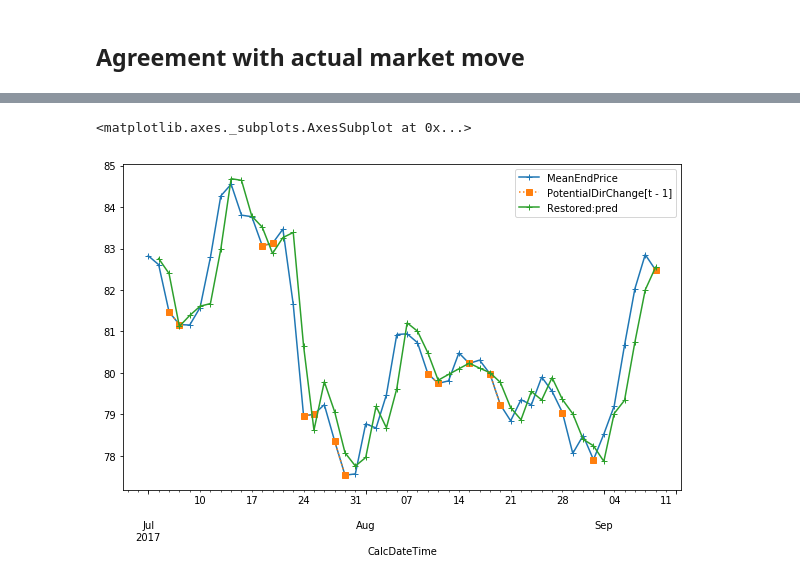
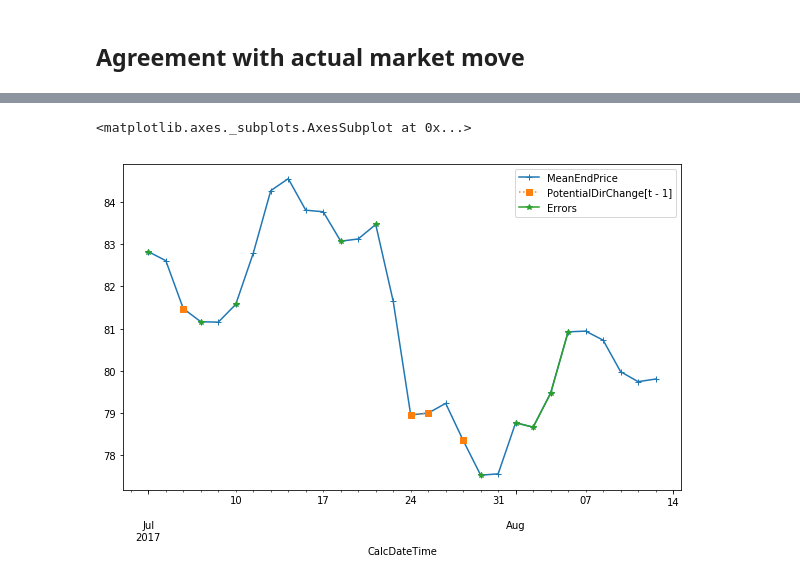
Before and after one commit to Originate/dbg-pds-tensorflow-demo, a Jupyter notebook: notebooks/supporting/simple-linear-model.ipynb, the cells around one changed output, grey strips where cells are left out. Saved outputs shown, nothing was run; the diff lists cells and outputs as text; code cells hidden in the pictures.

```diff
--- a/notebooks/supporting/simple-linear-model.ipynb
+++ b/notebooks/supporting/simple-linear-model.ipynb
@@ -29,2 +46,9 @@ Alignment of shifted timeseries is tricky due to non-trading times
+# %%
+enable_non_linear_features = False
+enable_model_boosting = False
+
+# uncomment to enable the non linear features and model boosting
+#enable_non_linear_features = True
+#enable_model_boosting = True
 # %%
 def closer_to_with_normalization(pnt, a, b, norm):
@@ -200,0 +271,4 @@ dtype: float64
+# %%
+predicted = model.predict(X_train.values)
+predicted = pd.Series(predicted, y_train.index)
+predicted.head()
@@ -283,10 +378,6 @@ meta[['MeanEndPrice', 'Restored:y[t - 1]']].head(30).plot()
 # %%
 meta['MeanEndPrice[t - 1]'] = meta['MeanEndPrice'].shift(1)
-meta['Avg'] = 0.5*meta['MeanEndPrice[t - 1]'] + 0.5*meta['Restored:pred']
-
-meta[['MeanEndPrice', 'MeanEndPrice[t - 1]', 'Avg', 'Restored:y', 'Restored:pred', 'Restored:y[t - 1]']].corr()[['MeanEndPrice']]
-# if you want to plot the smoother avg. curve
-#meta[['MeanEndPrice', 'Restored:pred', 'Avg']].head(30).plot()
+meta[['MeanEndPrice', 'Restored:pred', 'Restored:y[t - 1]', 'MeanEndPrice[t - 1]']].corr()[['MeanEndPrice']]
 # %% [output]
 |  | MeanEndPrice |
 | MeanEndPrice | 1.000000 |
@@ -322,0 +405,8 @@ In the plot below we plot the points in time where both models disagree.
+# %%
+errors = np.sign(meta['y']) * np.sign(meta['predicted']) != 1.0
+
+meta['Errors'] = np.where(errors, meta['MeanEndPrice'], np.nan)
+
+mpl.rcParams['figure.figsize'] = (10, 6)
+meta[['MeanEndPrice', 'Restored:pred', 'Errors']].head(30).plot(style=['+-', '+-', 's:'])
+meta[['y', 'predicted']].head(30).plot(style=['+-', '+-'])
@@ -323,16 +445,12 @@ In the plot below we plot the points in time where both models disagree.
 # %%
-disagreement = np.absolute((meta['MeanEndPrice[t - 1]'] - meta['Restored:pred']) > 0.15)
+disagreement = np.absolute((meta['MeanEndPrice[t - 1]'] - meta['Restored:pred']) > 0.25)
+
 meta['DisagreementForDirChange[t - 1]'] = disagreement
 
-disagreement = np.absolute((meta['MeanEndPrice'] - meta['Restored:pred']) > 0.15)
-meta['DisagreementForDirChange[t]'] = disagreement
-
-meta['PotentialDirChange[t - 1]'] = np.where(meta['DisagreementForDirChange[t - 1]'], meta['MeanEndPrice'], np.nan)
-meta['PotentialDirChange[t]'] = np.where(meta['DisagreementForDirChange[t]'], meta['MeanEndPrice'], np.nan)
-
+meta['PotentialDirChange[t - 1]'] = np.where(disagreement, meta['MeanEndPrice'], np.nan)
 
 mpl.rcParams['figure.figsize'] = (10, 6)
-meta[['MeanEndPrice', 'PotentialDirChange[t - 1]', 'Restored:pred']].head(50).plot(style=['+-', 's:', '+-'])
+meta[['MeanEndPrice', 'PotentialDirChange[t - 1]', 'Errors']].head(30).plot(style=['+-', 's:', '*-'])
 # %% [output]
 <matplotlib.axes._subplots.AxesSubplot at 0x...>
-[figure, old version]
+[figure, new version]
```
Also changed, not shown: parts of 27 cells of this notebook, 1 other file.
